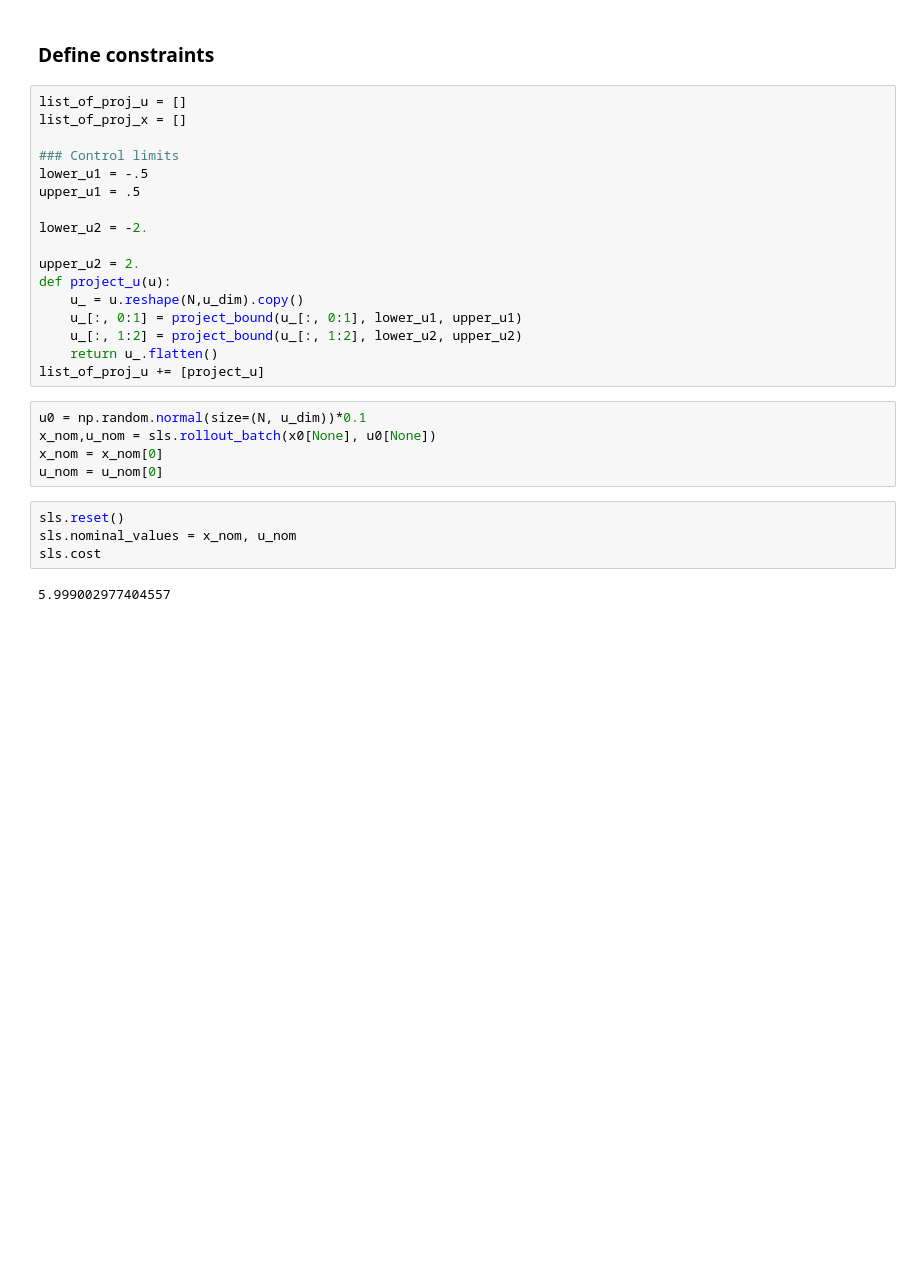
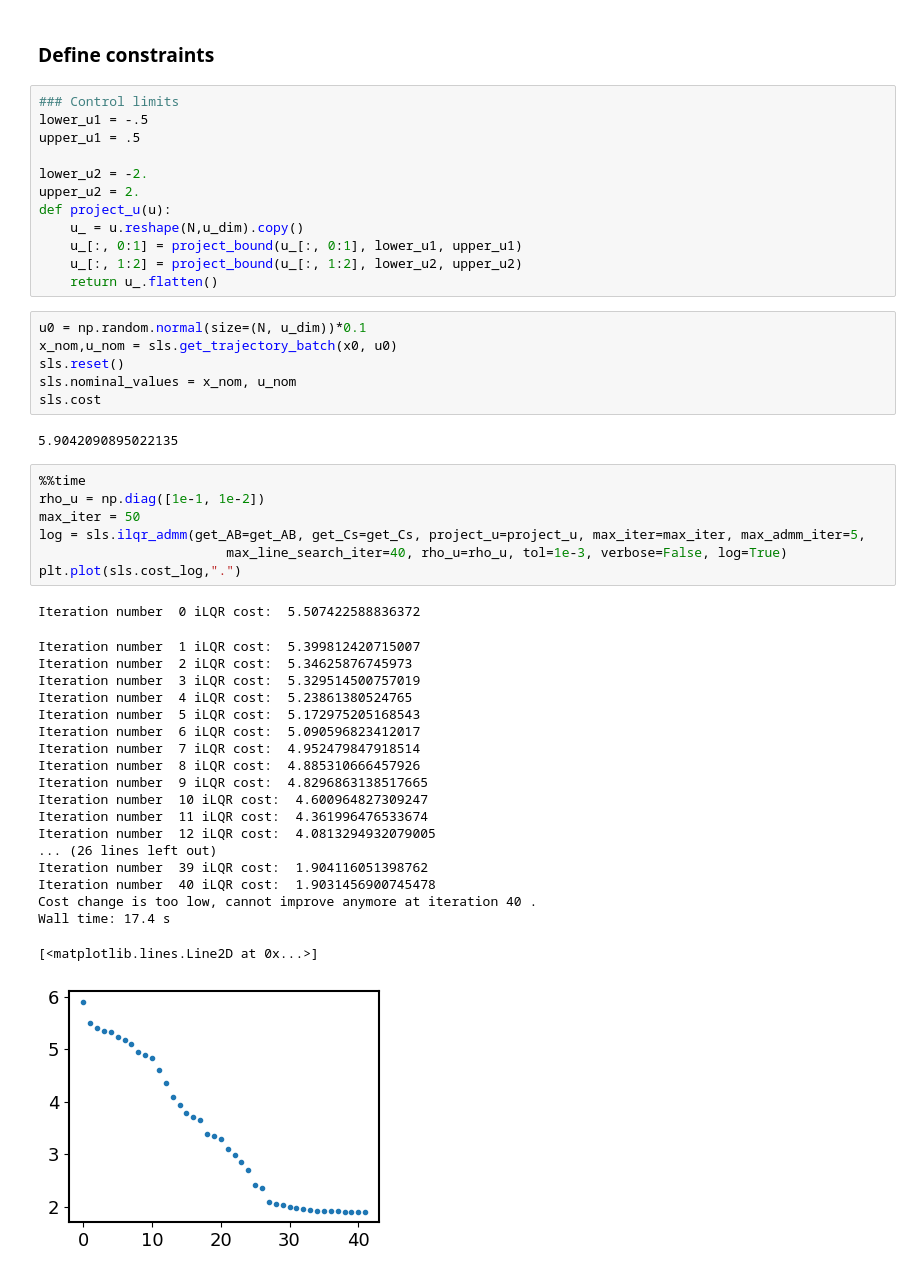
Before and after one commit to chenjianxing1/iLQR-ADMM, a Jupyter notebook: notebooks/Car/Replicate of control-limited ddp car example.ipynb, the cells around one changed output. Cells and saved outputs as stored; diff of their text form; blank space fills up the shorter version.

```diff
--- a/notebooks/Car/Replicate of control-limited ddp car example.ipynb
+++ b/notebooks/Car/Replicate of control-limited ddp car example.ipynb
@@ -251,31 +230,51 @@ ani = FuncAnimation(fig, update, frames=np.arange(N)[::2], interval=20, init_fun
 # %% [markdown]
 ### Define constraints
 # %%
-list_of_proj_u = []
-list_of_proj_x = []
-
 ### Control limits
 lower_u1 = -.5
 upper_u1 = .5
 
 lower_u2 = -2.
-
 upper_u2 = 2.
 def project_u(u):
     u_ = u.reshape(N,u_dim).copy()
     u_[:, 0:1] = project_bound(u_[:, 0:1], lower_u1, upper_u1)
     u_[:, 1:2] = project_bound(u_[:, 1:2], lower_u2, upper_u2)
     return u_.flatten()
-list_of_proj_u += [project_u]
 # %%
 u0 = np.random.normal(size=(N, u_dim))*0.1
-x_nom,u_nom = sls.rollout_batch(x0[None], u0[None])
-x_nom = x_nom[0]
-u_nom = u_nom[0]
+x_nom,u_nom = sls.get_trajectory_batch(x0, u0)
+sls.reset()
+sls.nominal_values = x_nom, u_nom
+sls.cost
+# %% [output]
+5.9042090895022135
-# %%
-sls.reset()
-sls.nominal_values = x_nom, u_nom
-sls.cost
-# %% [output]
-5.999002977404557
+# %%
+%%time
+rho_u = np.diag([1e-1, 1e-2])
+max_iter = 50
+log = sls.ilqr_admm(get_AB=get_AB, get_Cs=get_Cs, project_u=project_u, max_iter=max_iter, max_admm_iter=5,
+                        max_line_search_iter=40, rho_u=rho_u, tol=1e-3, verbose=False, log=True)
+plt.plot(sls.cost_log,".")
+# %% [output]
+Iteration number  0 iLQR cost:  5.507422588836372
+Iteration number  1 iLQR cost:  5.399812420715007
+Iteration number  2 iLQR cost:  5.34625876745973
+Iteration number  3 iLQR cost:  5.329514500757019
+Iteration number  4 iLQR cost:  5.23861380524765
+Iteration number  5 iLQR cost:  5.172975205168543
+Iteration number  6 iLQR cost:  5.090596823412017
+Iteration number  7 iLQR cost:  4.952479847918514
+Iteration number  8 iLQR cost:  4.885310666457926
+Iteration number  9 iLQR cost:  4.8296863138517665
+Iteration number  10 iLQR cost:  4.600964827309247
+Iteration number  11 iLQR cost:  4.361996476533674
+Iteration number  12 iLQR cost:  4.0813294932079005
+... (26 lines left out)
+Iteration number  39 iLQR cost:  1.904116051398762
+Iteration number  40 iLQR cost:  1.9031456900745478
+Cost change is too low, cannot improve anymore at iteration 40 .
+Wall time: 17.4 s
+[<matplotlib.lines.Line2D at 0x...>]
+[figure, added]
 # %%
```
Also changed, not shown: parts of 14 cells of this notebook, 15 other files.
